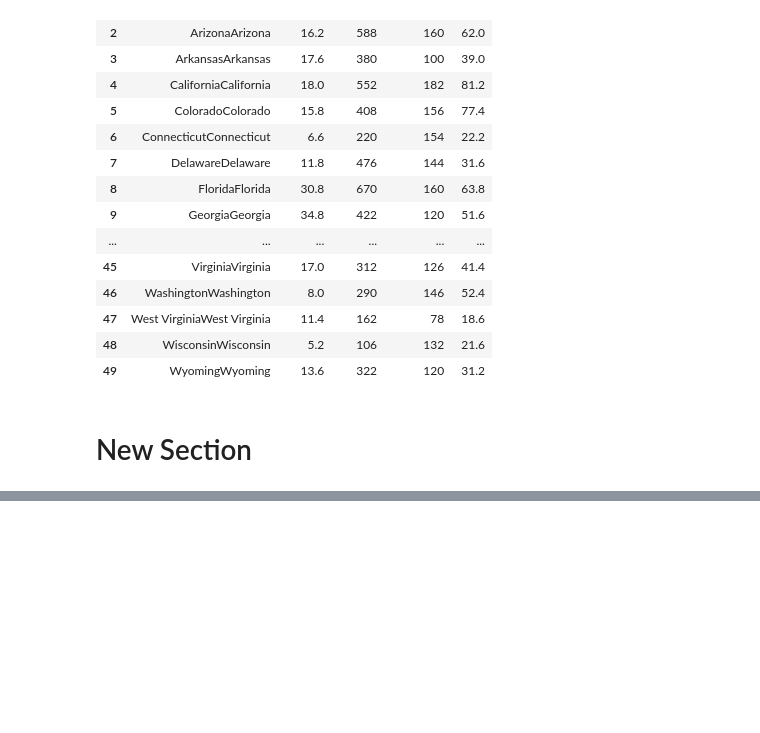
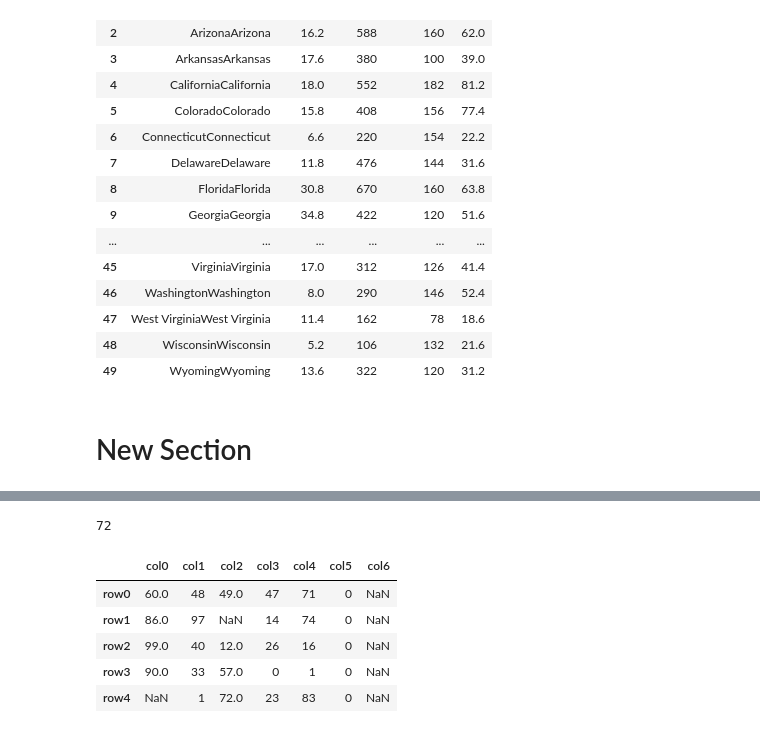
Before and after one commit to AkhilGangan/MSC_FDS_530, a Jupyter notebook: Fds_pracs_of_sqlite3.ipynb, the cells around one changed output, grey strips where cells are left out. Cells and saved outputs as stored; diff of their text form; code cells hidden in the pictures; blank space fills up the shorter version.

```diff
--- a/Fds_pracs_of_sqlite3.ipynb
+++ b/Fds_pracs_of_sqlite3.ipynb
@@ -175,0 +250,8 @@ state.apply(lambda n :n*2)
+# %%
+import pandas as pd
+import numpy as np
+cols=['col0','col1','col2','col3','col4']
+rows=['row0','row1','row2','row3','row4']
+data=np.random.randint(0,100,size=(5,5))
+df=pd.DataFrame(data,columns=cols,index=rows)
+df.head()
@@ -175,0 +265,18 @@ state.apply(lambda n :n*2)
+# %%
+df.iloc[4,2]
+# %% [output]
+72
+# %%
+df.iloc[3,3]=0
+df.iloc[1,2]=np.nan
+df.iloc[4,0]=np.nan
+df['col5']=0
+df['col6']=np.nan
+df.head()
+# %% [output]
+|  | col0 | col1 | col2 | col3 | col4 | col5 | col6 |
+| row0 | 60.0 | 48 | 49.0 | 47 | 71 | 0 | NaN |
+| row1 | 86.0 | 97 | NaN | 14 | 74 | 0 | NaN |
+| row2 | 99.0 | 40 | 12.0 | 26 | 16 | 0 | NaN |
+| row3 | 90.0 | 33 | 57.0 | 0 | 1 | 0 | NaN |
+| row4 | NaN | 1 | 72.0 | 23 | 83 | 0 | NaN |
```
Also changed, not shown: parts of 8 cells of this notebook.
